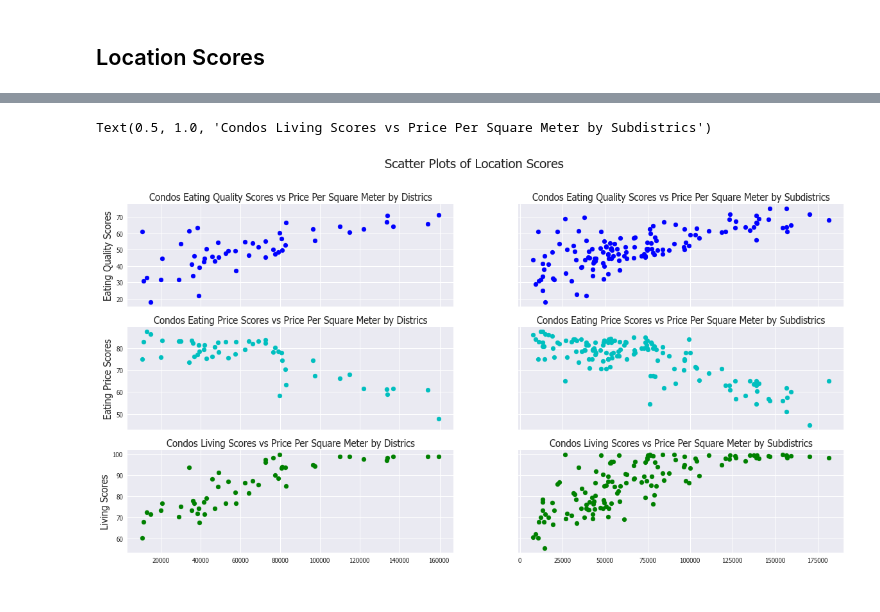
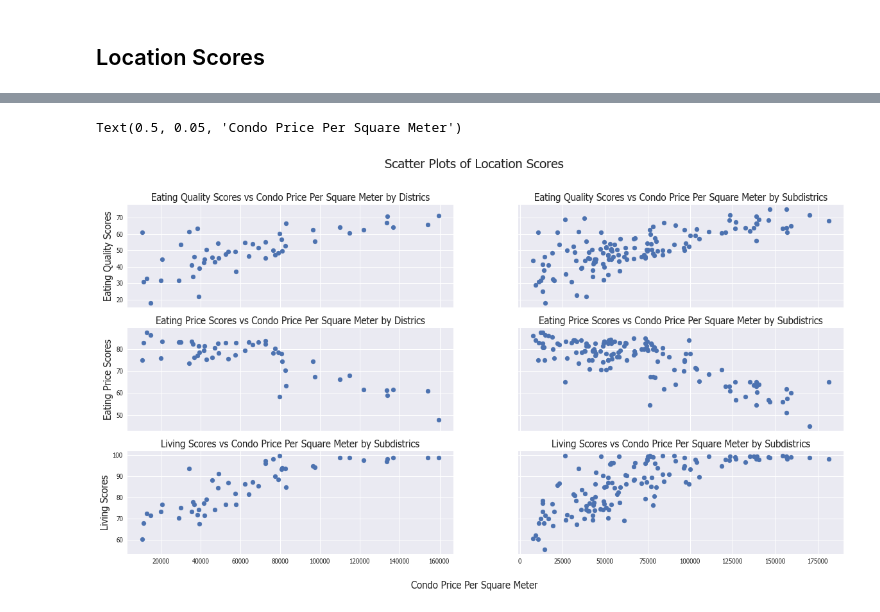
Before and after one commit to terjirapat/DADS5001-Project, a Jupyter notebook: project.ipynb, the cells around one changed output, grey strips where cells are left out. Drawn from its saved outputs; the diff is of its cells as text; code cells hidden in the pictures.

```diff
--- a/project.ipynb
+++ b/project.ipynb
@@ -479,27 +505,29 @@ fig.colorbar(pcm2, ax=[axs[0], axs[1]], label = 'Living Scores/Price Per Square
 # %%
 fig, axs = plt.subplots(3, 2, sharex='col', sharey='row', figsize=(20,10))
 fig.suptitle('Scatter Plots of Location Scores', fontsize=20)
 
-axs[0,0].scatter(dct_mean['pricesqm'], dct_mean['eating_quality_score'], color='b')
-axs[0,0].set_title('Condos Eating Quality Scores vs Price Per Square Meter by Districs', fontsize=15)
+axs[0,0].scatter(dct_mean['pricesqm'], dct_mean['eating_quality_score'])
+axs[0,0].set_title('Eating Quality Scores vs Condo Price Per Square Meter by Districs', fontsize=15)
 axs[0,0].set_ylabel('Eating Quality Scores', fontsize=15)
 
-axs[0,1].scatter(subdct_mean['pricesqm'], subdct_mean['eating_quality_score'], color='b')
-axs[0,1].set_title('Condos Eating Quality Scores vs Price Per Square Meter by Subdistrics', fontsize=15)
+axs[0,1].scatter(subdct_mean['pricesqm'], subdct_mean['eating_quality_score'])
+axs[0,1].set_title('Eating Quality Scores vs Condo Price Per Square Meter by Subdistrics', fontsize=15)
 
-axs[1,0].scatter(dct_mean['pricesqm'], dct_mean['eating_price_score'], color='c')
-axs[1,0].set_title('Condos Eating Price Scores vs Price Per Square Meter by Districs', fontsize=15)
+axs[1,0].scatter(dct_mean['pricesqm'], dct_mean['eating_price_score'])
+axs[1,0].set_title('Eating Price Scores vs Condo Price Per Square Meter by Districs', fontsize=15)
 axs[1,0].set_ylabel('Eating Price Scores', fontsize=15)
 
-axs[1,1].scatter(subdct_mean['pricesqm'], subdct_mean['eating_price_score'], color='c')
-axs[1,1].set_title('Condos Eating Price Scores vs Price Per Square Meter by Subdistrics', fontsize=15)
+axs[1,1].scatter(subdct_mean['pricesqm'], subdct_mean['eating_price_score'])
+axs[1,1].set_title('Eating Price Scores vs Condo Price Per Square Meter by Subdistrics', fontsize=15)
 
-axs[2,0].scatter(dct_mean['pricesqm'], dct_mean['living_score'], color='g')
-axs[2,0].set_title('Condos Living Scores vs Price Per Square Meter by Districs', fontsize=15)
+axs[2,0].scatter(dct_mean['pricesqm'], dct_mean['living_score'])
+axs[2,0].set_title('Living Scores vs Condo Price Per Square Meter by Subdistrics', fontsize=15)
 axs[2,0].set_ylabel('Living Scores', fontsize=15)
 
-axs[2,1].scatter(subdct_mean['pricesqm'], subdct_mean['living_score'], color='g')
-axs[2,1].set_title('Condos Living Scores vs Price Per Square Meter by Subdistrics', fontsize=15)
+axs[2,1].scatter(subdct_mean['pricesqm'], subdct_mean['living_score'])
+axs[2,1].set_title('Living Scores vs Condo Price Per Square Meter by Subdistrics', fontsize=15)
+
+fig.text(0.5, 0.05, 'Condo Price Per Square Meter', ha='center', fontsize=15)
 # %% [output]
-Text(0.5, 1.0, 'Condos Living Scores vs Price Per Square Meter by Subdistrics')
+Text(0.5, 0.05, 'Condo Price Per Square Meter')
-[figure, old version]
+[figure, new version]
```
Also changed, not shown: parts of 18 cells of this notebook, 1 other file.
